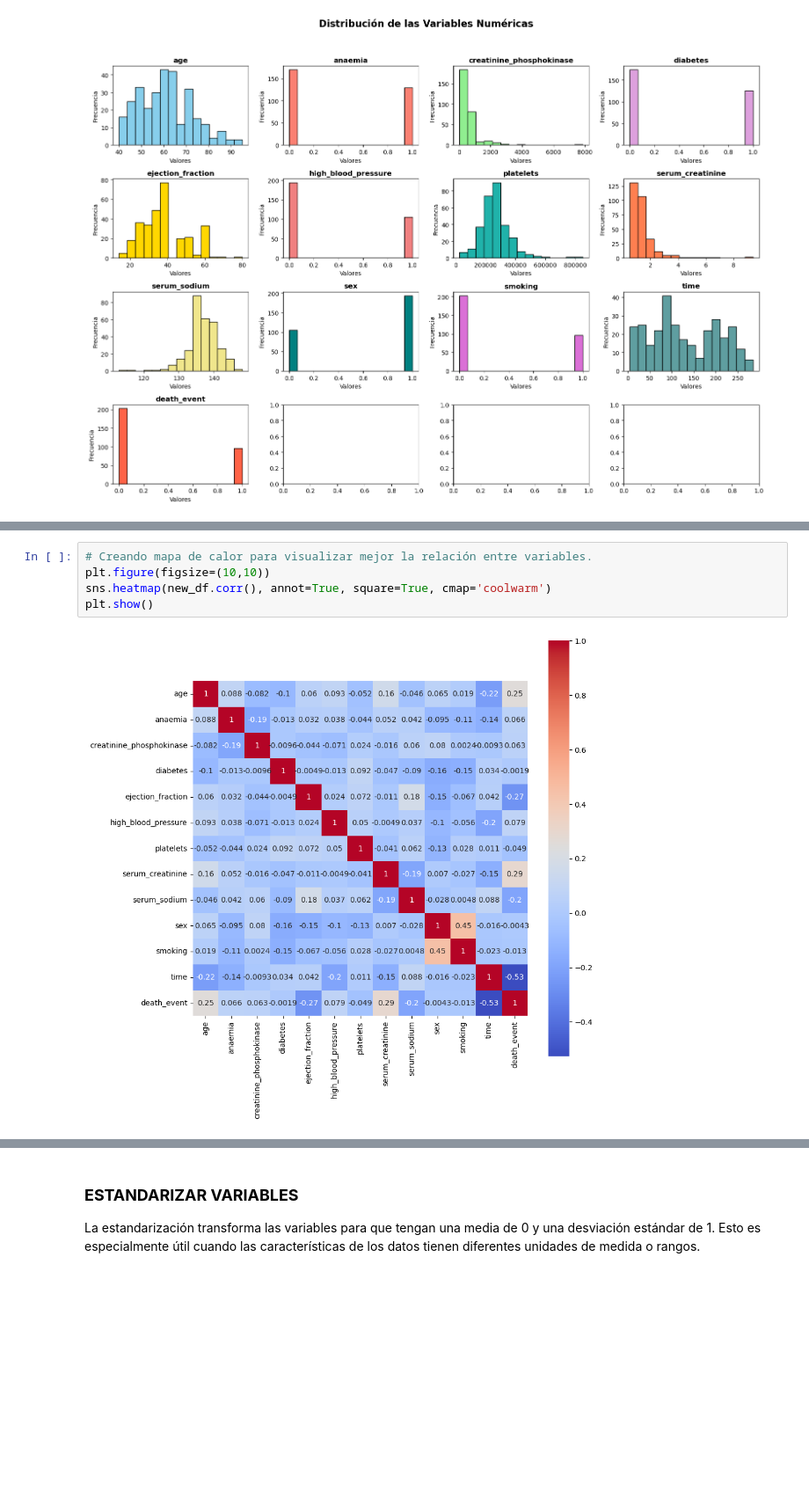
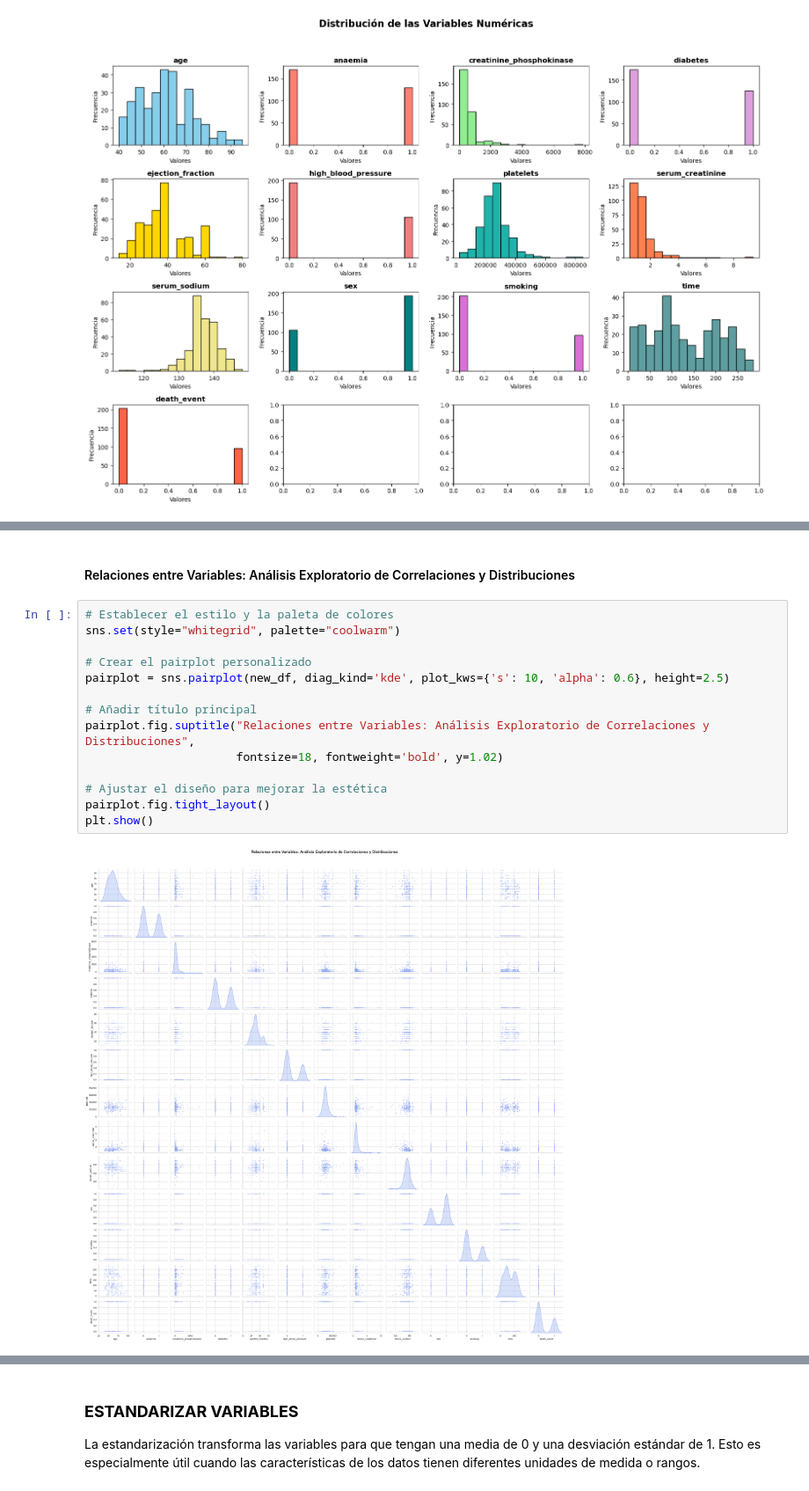
Before and after one commit to Vikktor93/Tarea4MachineLearning, a Jupyter notebook: Tarea_Final.ipynb, the cells around one changed output, grey strips where cells are left out. Shown at 88% size. Cells and saved outputs as stored; diff of their text form; blank space fills up the shorter version.

```diff
--- a/Tarea_Final.ipynb
+++ b/Tarea_Final.ipynb
@@ -241,7 +288,18 @@ plt.show()
-# %%
-# Creando mapa de calor para visualizar mejor la relación entre variables.
-plt.figure(figsize=(10,10))
-sns.heatmap(new_df.corr(), annot=True, square=True, cmap='coolwarm')
-plt.show()
-# %% [output]
-[figure, removed]
+# %% [markdown]
+#### Relaciones entre Variables: Análisis Exploratorio de Correlaciones y Distribuciones
+# %%
+# Establecer el estilo y la paleta de colores
+sns.set(style="whitegrid", palette="coolwarm")
+
+# Crear el pairplot personalizado
+pairplot = sns.pairplot(new_df, diag_kind='kde', plot_kws={'s': 10, 'alpha': 0.6}, height=2.5)
+
+# Añadir título principal
+pairplot.fig.suptitle("Relaciones entre Variables: Análisis Exploratorio de Correlaciones y Distribuciones",
+                      fontsize=18, fontweight='bold', y=1.02)
+
+# Ajustar el diseño para mejorar la estética
+pairplot.fig.tight_layout()
+plt.show()
+# %% [output]
+[figure, added]
```
Also changed, not shown: parts of 16 cells of this notebook.
